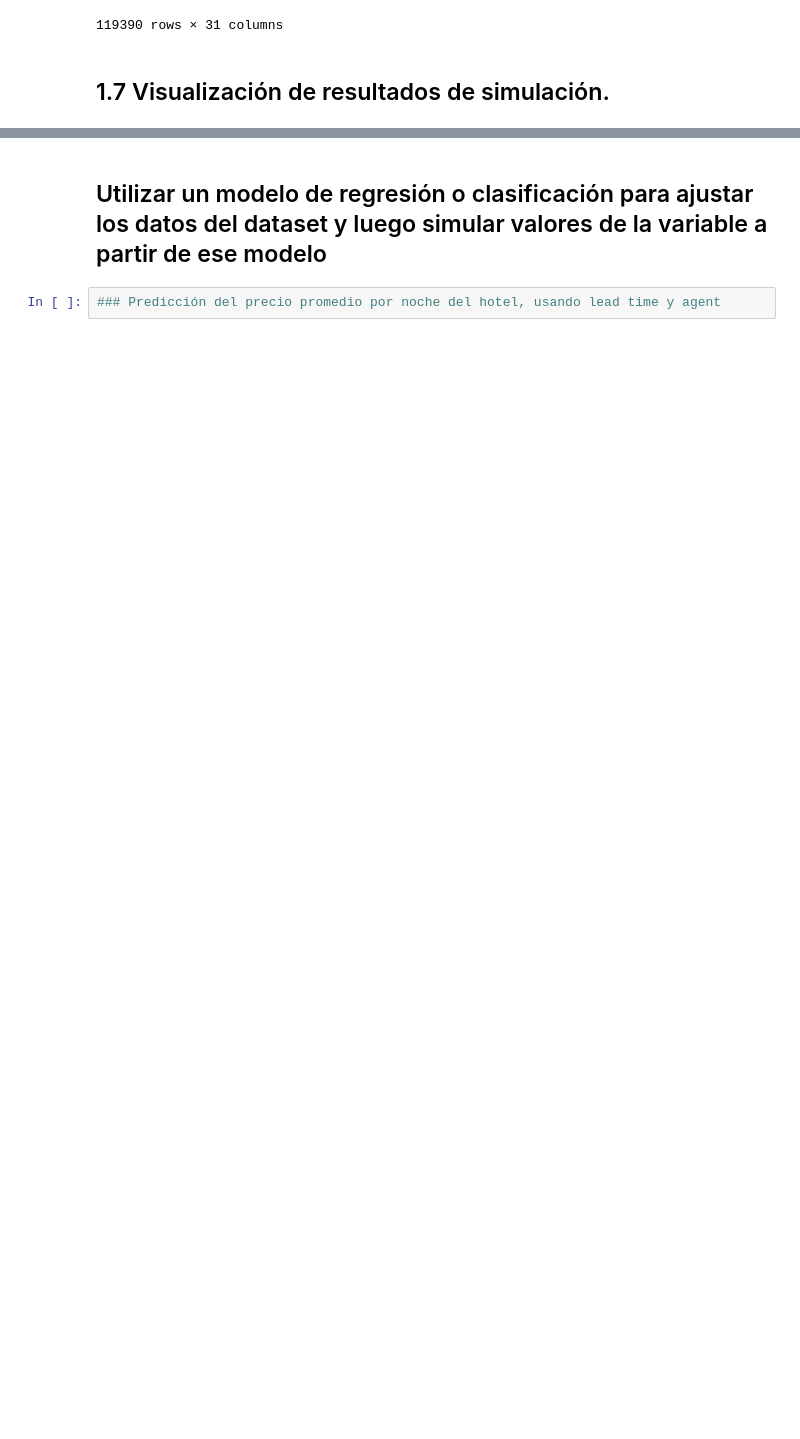
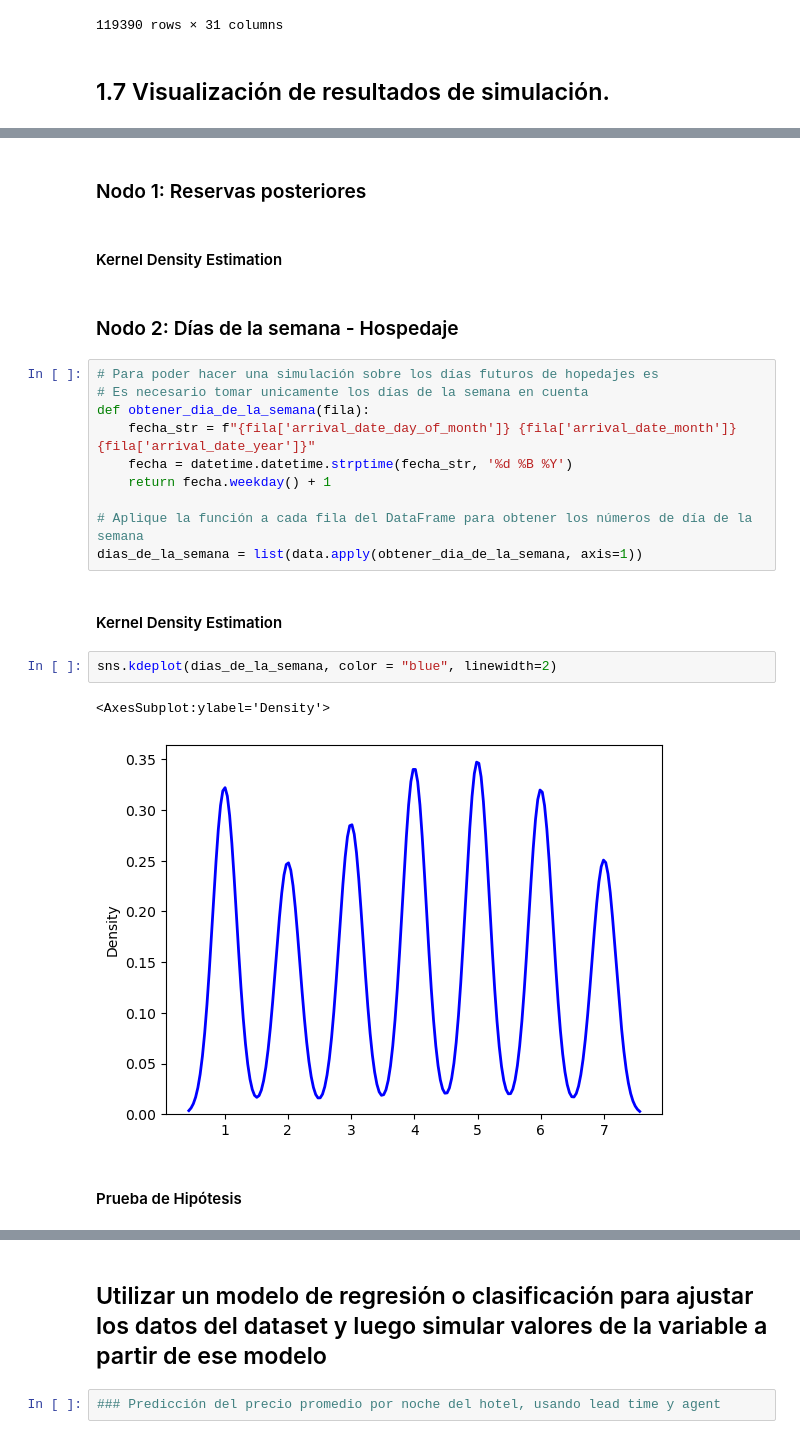
Before and after one commit to Karim1601/Simulacion_Proyecto_PenaH_ValadezM_DegolladoJ, a Jupyter notebook: ProyectoModulo1_PeñaN1_ValadezN2_DegolladoN3.ipynb, the cells around one changed output, grey strips where cells are left out. Saved outputs shown, nothing was run; the diff lists cells and outputs as text; blank space fills up the shorter version.

```diff
--- a/ProyectoModulo1_PeñaN1_ValadezN2_DegolladoN3.ipynb
+++ b/ProyectoModulo1_PeñaN1_ValadezN2_DegolladoN3.ipynb
@@ -206,0 +217,25 @@ plt.show()
+# %% [markdown]
+### Nodo 1: Reservas posteriores
+# %% [markdown]
+#### Kernel Density Estimation
+# %% [markdown]
+### Nodo 2: Días de la semana - Hospedaje
+# %%
+# Para poder hacer una simulación sobre los días futuros de hopedajes es
+# Es necesario tomar unicamente los días de la semana en cuenta
+def obtener_dia_de_la_semana(fila):
+    fecha_str = f"{fila['arrival_date_day_of_month']} {fila['arrival_date_month']} {fila['arrival_date_year']}"
+    fecha = datetime.datetime.strptime(fecha_str, '%d %B %Y')
+    return fecha.weekday() + 1
+
+# Aplique la función a cada fila del DataFrame para obtener los números de día de la semana
+dias_de_la_semana = list(data.apply(obtener_dia_de_la_semana, axis=1))
+# %% [markdown]
+#### Kernel Density Estimation
+# %%
+sns.kdeplot(dias_de_la_semana, color = "blue", linewidth=2)
+# %% [output]
+<AxesSubplot:ylabel='Density'>
+[figure, added]
+# %% [markdown]
+#### Prueba de Hipótesis
```
Also changed, not shown: parts of 33 cells of this notebook.
